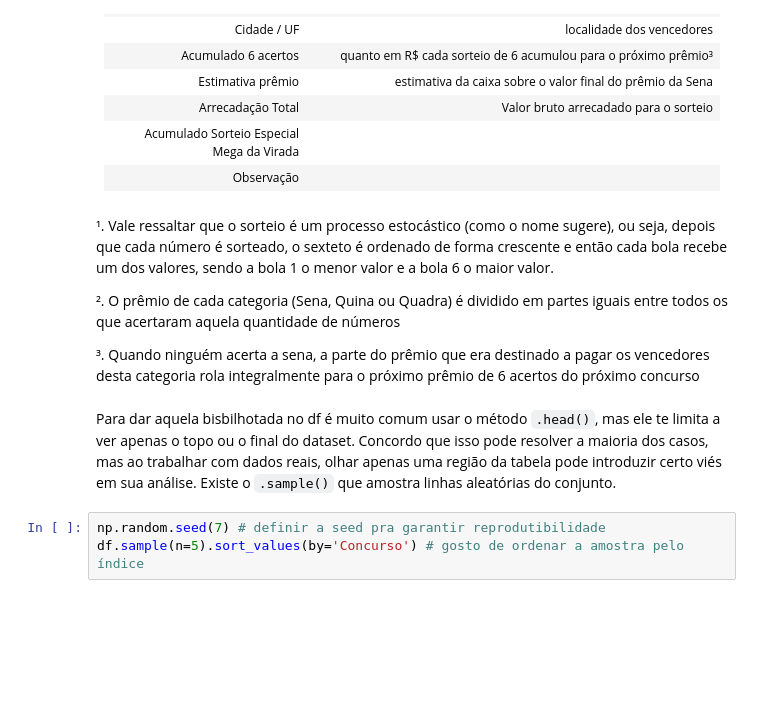
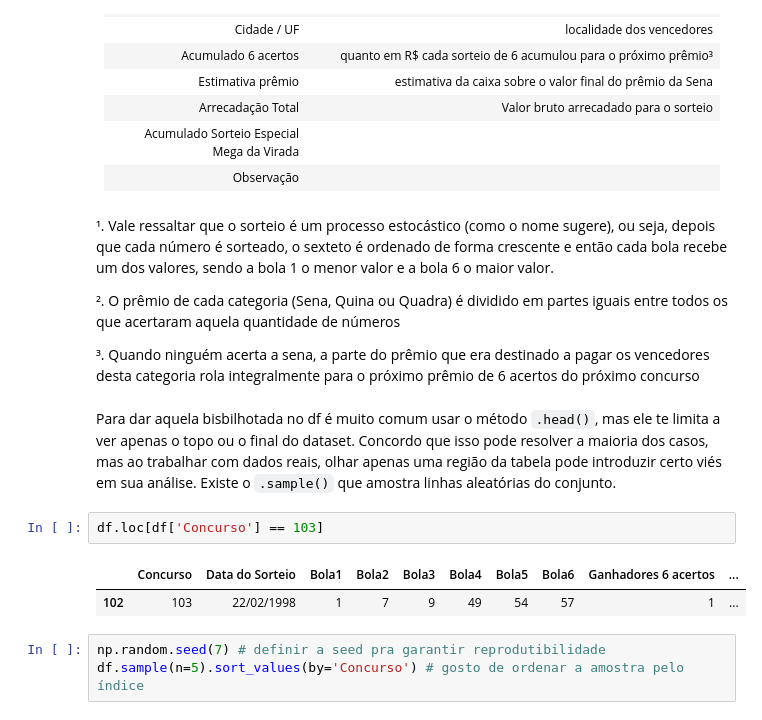
Before and after one commit to zf0rest/megasena_science, a Jupyter notebook: notebooks/analise.ipynb, the cells around one changed output. Drawn from its saved outputs; the diff is of its cells as text; blank space fills up the shorter version.

```diff
--- a/notebooks/analise.ipynb
+++ b/notebooks/analise.ipynb
@@ -68,6 +65,11 @@ Observando os outputs, a tabela é de tal forma que as linhas representam cada q
 ³. Quando ninguém acerta a sena, a parte do prêmio que era destinado a pagar os vencedores desta categoria rola integralmente para o próximo prêmio de 6 acertos do próximo concurso
 # %% [markdown]
 Para dar aquela bisbilhotada no df é muito comum usar o método `.head()`, mas ele te limita a ver apenas o topo ou o final do dataset. Concordo que isso pode resolver a maioria dos casos, mas ao trabalhar com dados reais, olhar apenas uma região da tabela pode introduzir certo viés em sua análise. Existe o `.sample()` que amostra linhas aleatórias do conjunto.
+# %%
+df.loc[df['Concurso'] == 103]
+# %% [output]
+|  | Concurso | Data do Sorteio | Bola1 | Bola2 | Bola3 | Bola4 | Bola5 | Bola6 | Ganhadores 6 acertos | ... |
+| 102 | 103 | 22/02/1998 | 1 | 7 | 9 | 49 | 54 | 57 | 1 | ... |
 # %%
 np.random.seed(7) # definir a seed pra garantir reprodutibilidade
 df.sample(n=5).sort_values(by='Concurso') # gosto de ordenar a amostra pelo índice
```
Also changed, not shown: parts of 10 cells of this notebook, 1 other file.
